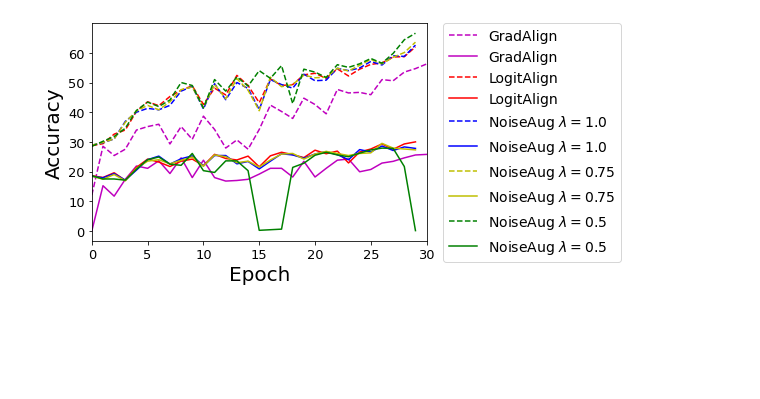
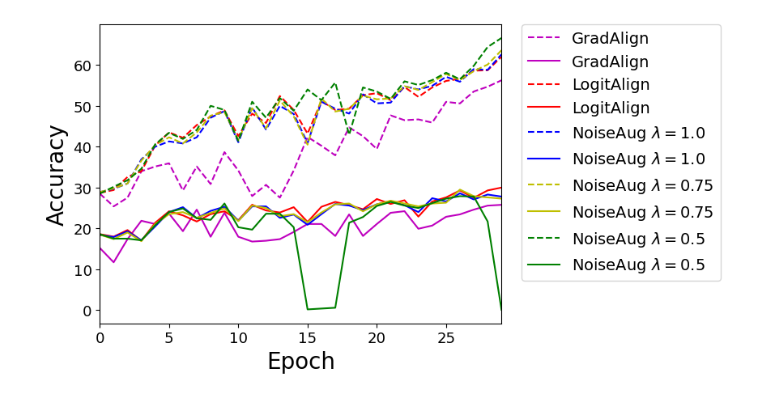
Before and after one commit to pantheon5100/random_agumentation, a Jupyter notebook: jupyter_notebook/resutl_plotting_kl.ipynb, the cells around one changed output. Saved outputs shown, nothing was run; the diff lists cells and outputs as text; code cells hidden in the pictures; blank space fills up the shorter version.

```diff
--- a/jupyter_notebook/resutl_plotting_kl.ipynb
+++ b/jupyter_notebook/resutl_plotting_kl.ipynb
@@ -356,39 +357,39 @@ result_robust=np.load('/media/philipp/ssd2_4tb/ssl/Projects/understanding-fast-a
 
 fig, ax = plt.subplots()
 
-l1=plt.plot(result_clean ,'m--',label='GradAlign')
-l1=plt.plot(result_robust ,'m',label='GradAlign')
+l1=plt.plot(result_clean[1:] ,'m--',label='GradAlign')
+l1=plt.plot(result_robust[1:] ,'m',label='GradAlign')
 l1=plt.plot(KL_reuslt_clean*100 ,'r--',label='LogitAlign')
 l1=plt.plot(KL_reuslt_robust*100 ,'r',label='LogitAlign')
 l1=plt.plot(NAE2GT_clean_1*100 ,'b--',label='NoiseAug $\lambda=1.0$')
 l1=plt.plot(NAE2GT_robustness_1*100 ,'b',label='NoiseAug $\lambda=1.0$')
 l1=plt.plot(NAE2GT_clean_075*100 ,'y--',label='NoiseAug $\lambda=0.75$')
 l1=plt.plot(NAE2GT_robustness_075*100 ,'y',label='NoiseAug $\lambda=0.75$')
 l1=plt.plot(NAE2GT_clean_05*100 ,'g--',label='NoiseAug $\lambda=0.5$')
 l1=plt.plot(NAE2GT_robustness_05*100 ,'g',label='NoiseAug $\lambda=0.5$')
 
 
 plt.xlabel('Epoch',fontsize=20)
 plt.ylabel('Accuracy',fontsize=20)
 
 # fig.subplots_adjust(right=0.8)
 # plt.tight_layout()
 # plt.legend(bbox_to_anchor=(1.05, 0), loc=3, borderaxespad=0,fontsize=20)
 
-plt.xlim((0, 30))
+plt.xlim((0, 29))
 plt.xticks(fontsize=13)
 plt.yticks(fontsize=13)
 
 lgnd=plt.legend(bbox_to_anchor=(1.05, 1), loc=2, borderaxespad=0,numpoints=1,fontsize=14)
 lgnd.legendHandles[0]._legmarker.set_markersize(16)
 lgnd.legendHandles[1]._legmarker.set_markersize(10)
 
 text = ax.text(-0.3,1, "", transform=ax.transAxes)
 
 plt.savefig('KLandNAG2GT.pdf',bbox_extra_artists=(lgnd,text),bbox_inches='tight')
 plt.show()
 # %% [output]
-[figure, old version]
+[figure, new version]
 # %%
 import pandas as pd
 
```
Also changed, not shown: parts of 3 cells of this notebook, 10 other files.
